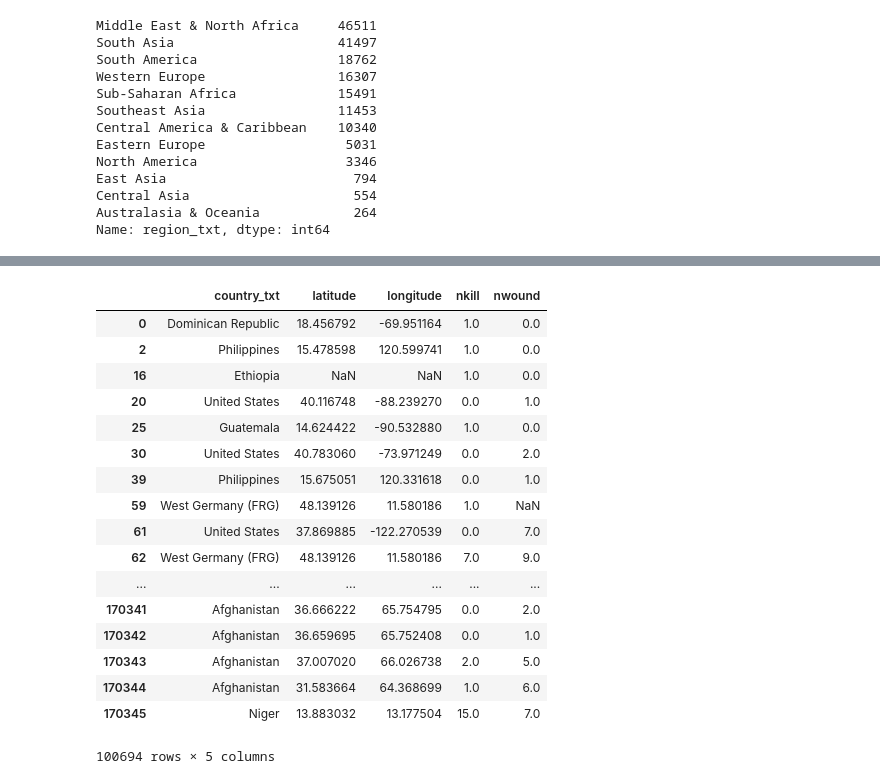
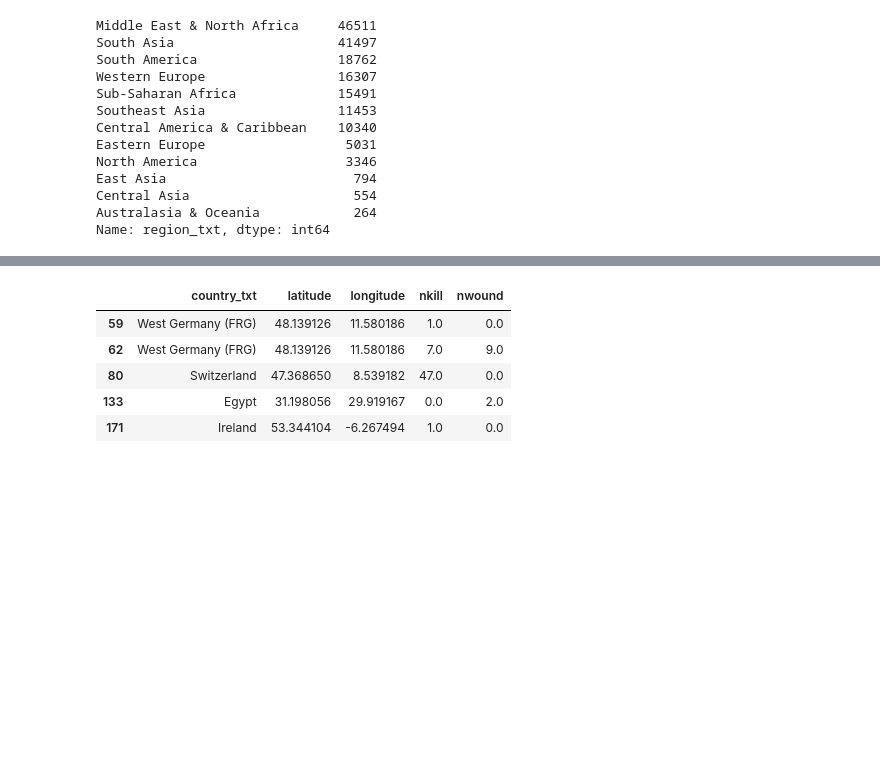
Before and after one commit to gpizzigh/CD-Projeto-3, a Jupyter notebook: Osamento Bindados.ipynb, the cells around one changed output, grey strips where cells are left out. Cells and saved outputs as stored; diff of their text form; code cells hidden in the pictures; blank space fills up the shorter version.

```diff
--- a/Osamento Bindados.ipynb
+++ b/Osamento Bindados.ipynb
@@ -74,7 +76,9 @@ dt = dt.loc[:, ['iyear','imonth','iday','country','gname',
  'nhostkid',
  'nhostkidus',
  'kidhijcountry']]
+dt= dt[(dt.region_txt =="Middle East & North Africa")|(dt.region_txt=="Eastern Europe")|(dt.region_txt=="Western Europe")]
 dt = dt[(dt.nwound > 0) | (dt.nkill > 0)]
+dt.nwound = dt.nwound.fillna(0)
 # %%
 dt.head()
 # %% [output]
@@ -113,23 +92,11 @@ Length: 197, dtype: int64
 # %%
 
 dt_location = dt.loc[: ,['country_txt','latitude','longitude','nkill','nwound']]
-dt_location
+dt_location.head()
 # %% [output]
 |  | country_txt | latitude | longitude | nkill | nwound |
-| 0 | Dominican Republic | 18.456792 | -69.951164 | 1.0 | 0.0 |
-| 2 | Philippines | 15.478598 | 120.599741 | 1.0 | 0.0 |
-| 16 | Ethiopia | NaN | NaN | 1.0 | 0.0 |
-| 20 | United States | 40.116748 | -88.239270 | 0.0 | 1.0 |
-| 25 | Guatemala | 14.624422 | -90.532880 | 1.0 | 0.0 |
-| 30 | United States | 40.783060 | -73.971249 | 0.0 | 2.0 |
-| 39 | Philippines | 15.675051 | 120.331618 | 0.0 | 1.0 |
-| 59 | West Germany (FRG) | 48.139126 | 11.580186 | 1.0 | NaN |
-| 61 | United States | 37.869885 | -122.270539 | 0.0 | 7.0 |
+| 59 | West Germany (FRG) | 48.139126 | 11.580186 | 1.0 | 0.0 |
 | 62 | West Germany (FRG) | 48.139126 | 11.580186 | 7.0 | 9.0 |
-| ... | ... | ... | ... | ... | ... |
-| 170341 | Afghanistan | 36.666222 | 65.754795 | 0.0 | 2.0 |
-| 170342 | Afghanistan | 36.659695 | 65.752408 | 0.0 | 1.0 |
-| 170343 | Afghanistan | 37.007020 | 66.026738 | 2.0 | 5.0 |
-| 170344 | Afghanistan | 31.583664 | 64.368699 | 1.0 | 6.0 |
-| 170345 | Niger | 13.883032 | 13.177504 | 15.0 | 7.0 |
+| 80 | Switzerland | 47.368650 | 8.539182 | 47.0 | 0.0 |
+| 133 | Egypt | 31.198056 | 29.919167 | 0.0 | 2.0 |
+| 171 | Ireland | 53.344104 | -6.267494 | 1.0 | 0.0 |
-100694 rows × 5 columns
```
Also changed, not shown: parts of 7 cells of this notebook, 1 other file.
